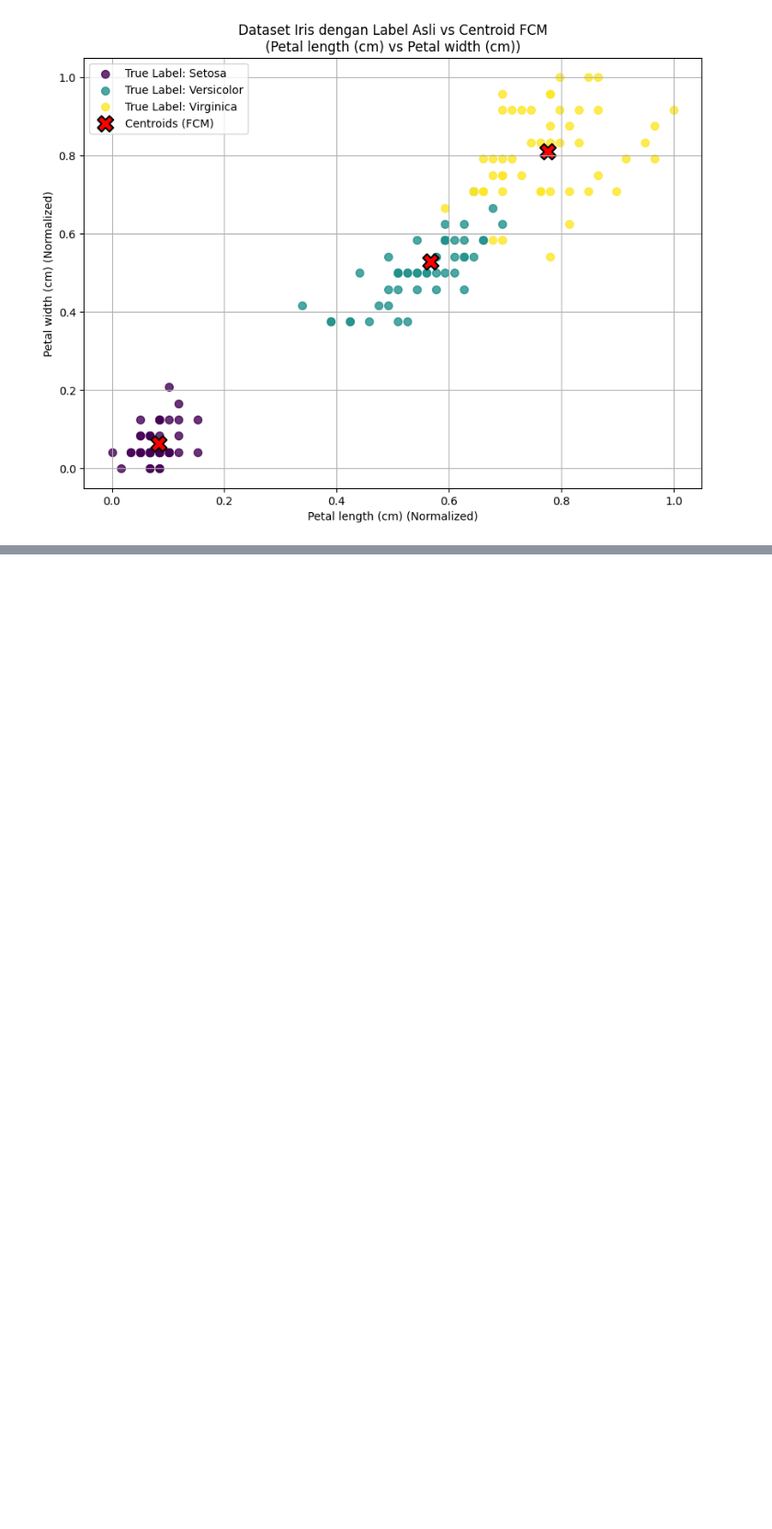
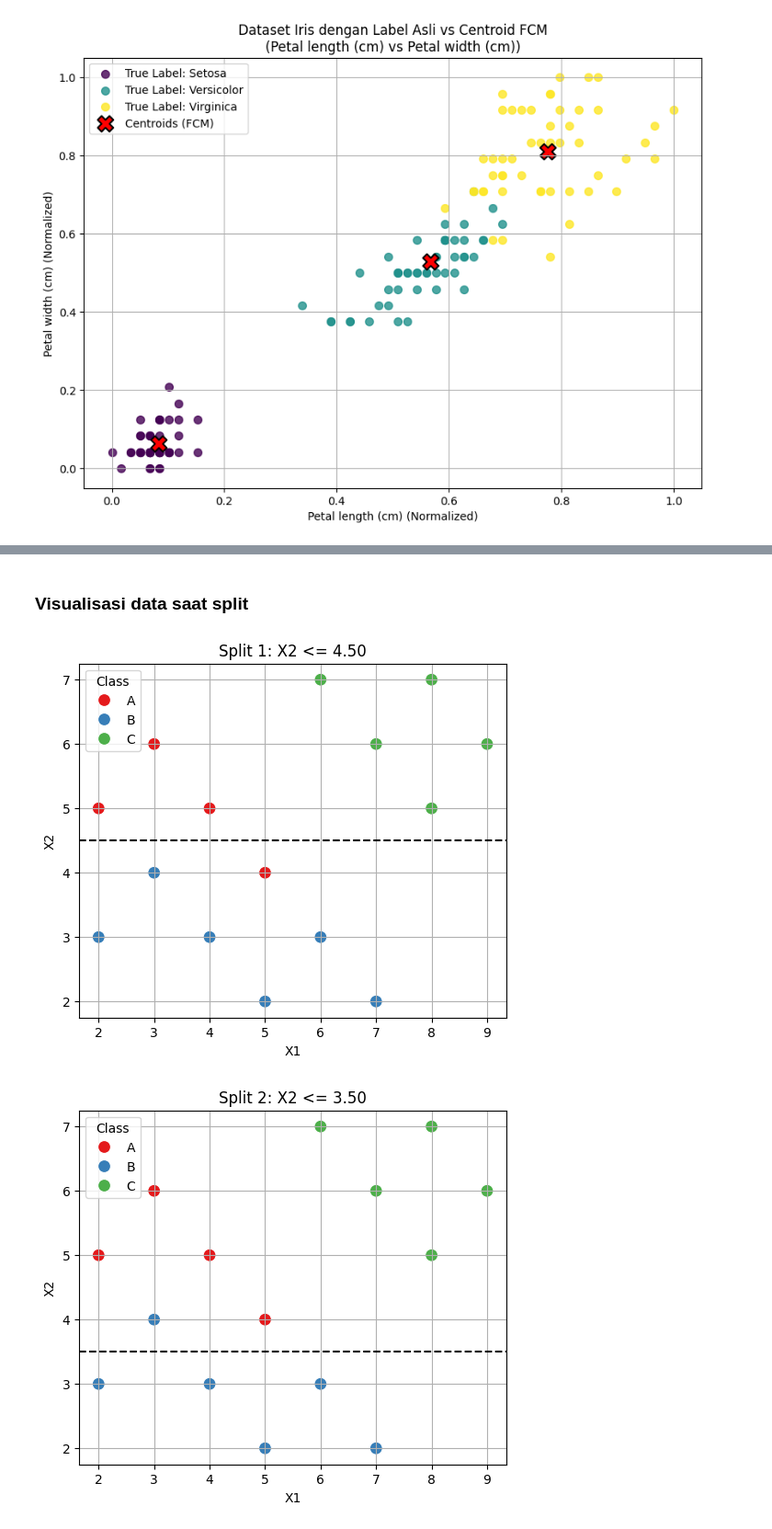
Before and after one commit to shovyaa/pendataku, a Jupyter notebook: tugas/_build/jupyter_execute/clustering.ipynb, the cells around one changed output, grey strips where cells are left out. Shown at 92% size. Drawn from its saved outputs; the diff is of its cells as text; code cells hidden in the pictures; blank space fills up the shorter version.

```diff
--- a/tugas/_build/jupyter_execute/clustering.ipynb
+++ b/tugas/_build/jupyter_execute/clustering.ipynb
@@ -1329,0 +1673,68 @@ plt.show()
+# %% [markdown]
+### Visualisasi data saat split
+# %%
+import pandas as pd
+from sklearn.tree import DecisionTreeClassifier, _tree
+import matplotlib.pyplot as plt
+import seaborn as sns
+
+# Data asli
+data = {
+   'X1': [2, 3, 4, 5, 2, 3, 4, 5, 6, 7, 6, 7, 8, 9, 8],
+    'X2': [5, 6, 5, 4, 3, 4, 3, 2, 3, 2, 7, 6, 5, 6, 7],
+    'Class': ['A', 'A', 'A', 'A', 'B', 'B', 'B', 'B', 'B', 'B', 'C', 'C', 'C', 'C', 'C']
+}
+df = pd.DataFrame(data)
+
+# Model decision tree
+X = df[['X1', 'X2']]
+y = df['Class']
+tree_model = DecisionTreeClassifier(criterion='entropy', random_state=42)
+tree_model.fit(X, y)
+
+# Fungsi untuk ekstrak split dari pohon keputusan
+def extract_splits(tree, feature_names):
+    tree_ = tree.tree_
+    feature = tree_.feature
+    threshold = tree_.threshold
+
+    paths = []
+
+    def recurse(node, path=[]):
+        if tree_.feature[node] != _tree.TREE_UNDEFINED:
+            name = feature_names[feature[node]]
+            thresh = threshold[node]
+            paths.append((name, thresh))
+            recurse(tree_.children_left[node], path + [(name, "<=", thresh)])
+            recurse(tree_.children_right[node], path + [(name, ">", thresh)])
+
+    recurse(0)
+    return paths
+
+# Ambil daftar split unik
+splits = extract_splits(tree_model, X.columns.tolist())
+unique_splits = []
+seen = set()
+for s in splits:
+    if (s[0], s[1]) not in seen:
+        unique_splits.append(s)
+        seen.add((s[0], s[1]))
+
+# Fungsi untuk visualisasi berdasarkan split
+def plot_split(data, feature, threshold, title=''):
+    plt.figure(figsize=(6, 5))
+    sns.scatterplot(data=data, x='X1', y='X2', hue='Class', s=100, palette='Set1')
+    if feature == 'X1':
+        plt.axvline(x=threshold, color='black', linestyle='--')
+    elif feature == 'X2':
+        plt.axhline(y=threshold, color='black', linestyle='--')
+    plt.title(title)
+    plt.grid(True)
+    plt.show()
+
+# Visualisasikan semua split secara berurutan
+for i, (feat, thresh) in enumerate(unique_splits, start=1):
+    plot_split(df, feature=feat, threshold=thresh, title=f'Split {i}: {feat} <= {thresh:.2f}')
+# %% [output]
+[figure, added]
+[figure, added]
```
Also changed, not shown: parts of 24 cells of this notebook, 27 other files.
